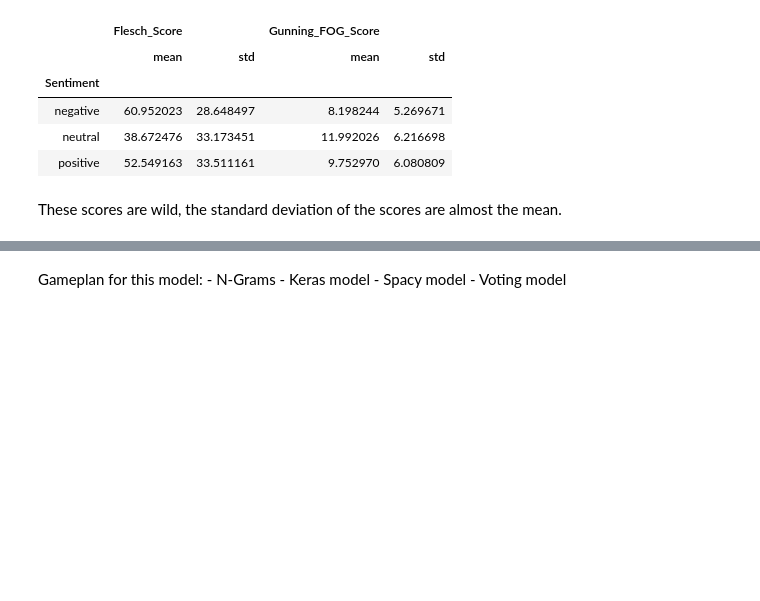
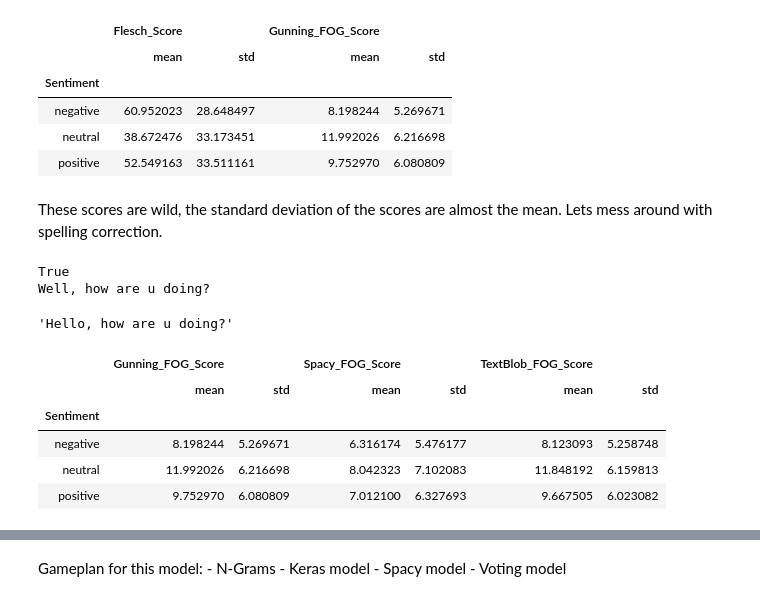
Before and after one commit to AndrewCoogan/Data-Science-Projects, a Jupyter notebook: Financial Sentiment Analysis/Sentiment Analysis.ipynb, the cells around one changed output, grey strips where cells are left out. Saved outputs shown, nothing was run; the diff lists cells and outputs as text; code cells hidden in the pictures; blank space fills up the shorter version.

Commit message:
ran spell check and how the changed the readability score.

```diff
--- a/Financial Sentiment Analysis/Sentiment Analysis.ipynb
+++ b/Financial Sentiment Analysis/Sentiment Analysis.ipynb
@@ -73,4 +72,45 @@ data_2.groupby('Sentiment').agg({"Flesch_Score": [np.mean, np.std], "Gunning_FOG
 | neutral | 38.672476 | 33.173451 | 11.992026 | 6.216698 |
 | positive | 52.549163 | 33.511161 | 9.752970 | 6.080809 |
 # %% [markdown]
-These scores are wild, the standard deviation of the scores are almost the mean.
+These scores are wild, the standard deviation of the scores are almost the mean. Lets mess around with spelling correction.
+# %%
+test_string = 'Helllo, how are u doig?'
+
+spell_check_nlp = spacy.load('en_core_web_sm')
+contextualSpellCheck.add_to_pipe(spell_check_nlp)
+
+test_string_checked = spell_check_nlp(test_string)
+
+print(test_string_checked._.performed_spellCheck)
+print(test_string_checked._.outcome_spellCheck)
+# %% [output]
+True
+Well, how are u doing?
+# %%
+textBlb = TextBlob(test_string)
+
+#print(textBlb.correct())
+
+str(TextBlob(test_string).correct())
+# %% [output]
+'Hello, how are u doing?'
+# %%
+#data_2['Spacy_SpellCheck'] = data_2['Sentence'].apply(lambda l: spell_check_nlp(l)._.outcome_spellCheck)
+data_2['TextBlob_SpellCheck'] = data_2['Sentence'].apply(lambda l: str(TextBlob(l).correct()))
+
+data_2['Spacy_SC_Flesch_Score'] = data_2['Spacy_SpellCheck'].map(textstat.flesch_reading_ease)
+data_2['TextBlob_SC_Flesch_Score'] = data_2['TextBlob_SpellCheck'].map(textstat.flesch_reading_ease)
+data_2['Spacy_FOG_Score'] = data_2['Spacy_SpellCheck'].map(textstat.gunning_fog)
+data_2['TextBlob_FOG_Score'] = data_2['TextBlob_SpellCheck'].map(textstat.gunning_fog)
+# %%
+data_2.groupby('Sentiment').agg({
+    "Gunning_FOG_Score": [np.mean, np.std],
+    "Spacy_FOG_Score" : [np.mean, np.std],
+    "TextBlob_FOG_Score" : [np.mean, np.std]})
+# %% [output]
+|  | Gunning_FOG_Score |  | Spacy_FOG_Score |  | TextBlob_FOG_Score |  |
+|  | mean | std | mean | std | mean | std |
+| Sentiment |  |  |  |  |  |  |
+| negative | 8.198244 | 5.269671 | 6.316174 | 5.476177 | 8.123093 | 5.258748 |
+| neutral | 11.992026 | 6.216698 | 8.042323 | 7.102083 | 11.848192 | 6.159813 |
+| positive | 9.752970 | 6.080809 | 7.012100 | 6.327693 | 9.667505 | 6.023082 |
```
Also changed, not shown: parts of 3 cells of this notebook.
